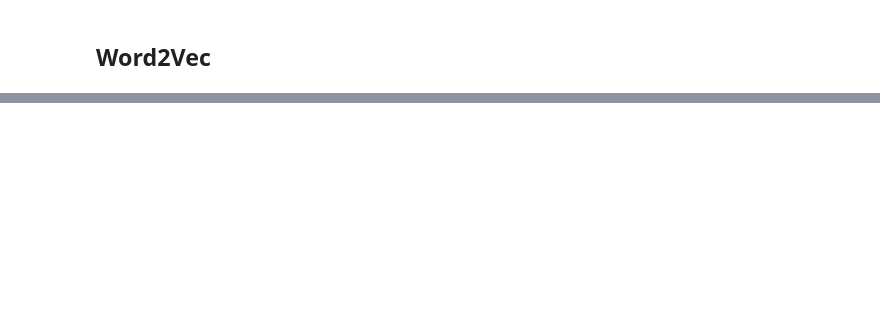
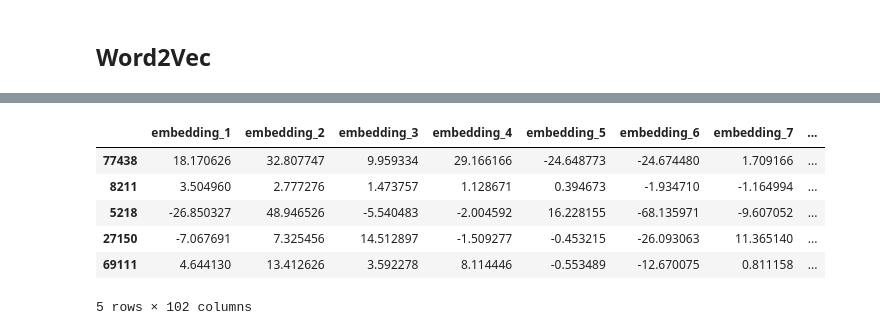
Before and after one commit to LucianoBatista/bncc-classifier, a Jupyter notebook: analysis/notebooks/luciano-10-06-modeling.ipynb, the cells around one changed output, grey strips where cells are left out. Cells and saved outputs as stored; diff of their text form; code cells hidden in the pictures; blank space fills up the shorter version.

Commit message:
:sparkles: modeling and tunning.

```diff
--- a/analysis/notebooks/luciano-10-06-modeling.ipynb
+++ b/analysis/notebooks/luciano-10-06-modeling.ipynb
@@ -235,6 +250,6 @@ modeling.X_train
 # %%
 wv = Word2Vec(
-    sentences=modeling.X_train["questions_clean"].values,
+    sentences=modeling.X_train["questions_clean"].apply(lambda x: x.split()),
     vector_size=100,
     window=3,
     min_count=1,
@@ -270,0 +299,34 @@ transforma_palavra(modeling.X_train["questions_clean"].values[1])
+# %%
+import numpy as np
+
+
+def transforma_tweet(question):
+    # Usando a função get_vector, transforma a palavra no vetor de Embeddings
+    lista_vetores = [wv.wv.get_vector(x) for x in question.split()]
+    return np.sum(lista_vetores, axis=0)
+# %%
+import pandas as pd
+
+# Aplicando sobre os nossos tweets
+vetores_embeddings = modeling.X_train["questions_clean"].apply(transforma_tweet)
+
+# Criando um Dataframe com os resultados
+df_embeddings = pd.DataFrame.from_dict(
+    dict(zip(vetores_embeddings.index, vetores_embeddings.values))
+).T
+# Definindo os nomes das colunas
+df_embeddings.columns = ["embedding_" + str(i) for i in range(1, 101)]
+
+# Vamos também trazer o tweet original e o sentimento
+df_embeddings["question"] = modeling.X_train["questions_clean"]
+df_embeddings["sentimento_tweet"] = modeling.X_train["target"].values
+
+df_embeddings.head()
+# %% [output]
+|  | embedding_1 | embedding_2 | embedding_3 | embedding_4 | embedding_5 | embedding_6 | embedding_7 | ... |
+| 77438 | 18.170626 | 32.807747 | 9.959334 | 29.166166 | -24.648773 | -24.674480 | 1.709166 | ... |
+| 8211 | 3.504960 | 2.777276 | 1.473757 | 1.128671 | 0.394673 | -1.934710 | -1.164994 | ... |
+| 5218 | -26.850327 | 48.946526 | -5.540483 | -2.004592 | 16.228155 | -68.135971 | -9.607052 | ... |
+| 27150 | -7.067691 | 7.325456 | 14.512897 | -1.509277 | -0.453215 | -26.093063 | 11.365140 | ... |
+| 69111 | 4.644130 | 13.412626 | 3.592278 | 8.114446 | -0.553489 | -12.670075 | 0.811158 | ... |
+5 rows × 102 columns
```
Also changed, not shown: parts of 12 cells of this notebook, 12 other files.
